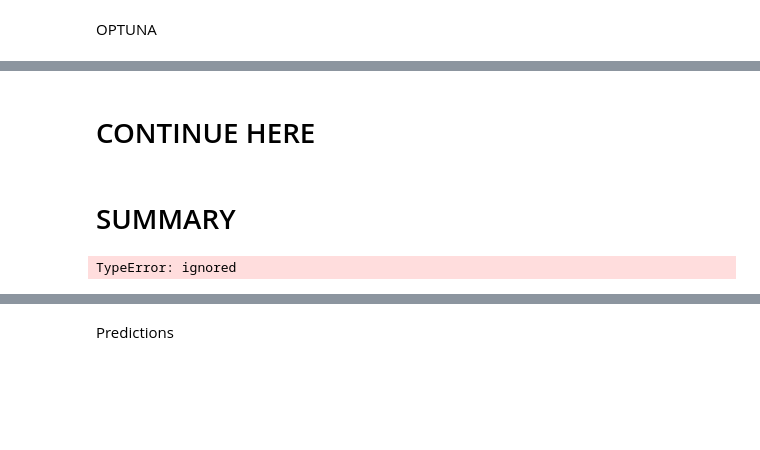
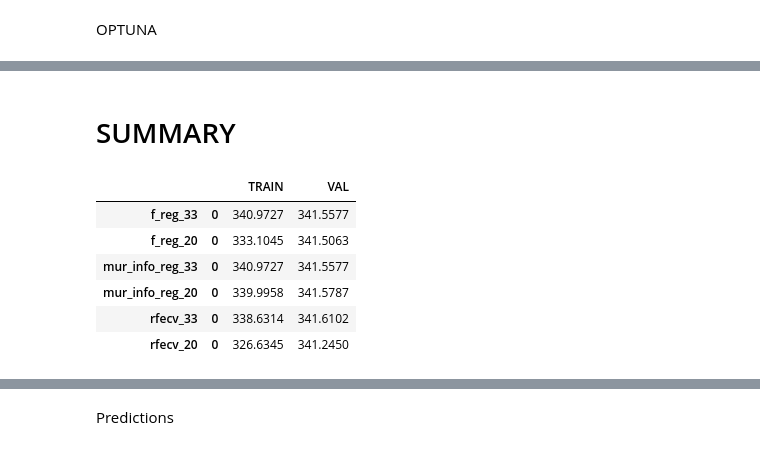
Before and after one commit to mrMichalR/blueberry_yield, a Jupyter notebook: blueberry_yield_prediction.ipynb, the cells around one changed output, grey strips where cells are left out. Cells and saved outputs as stored; diff of their text form; code cells hidden in the pictures; blank space fills up the shorter version.

```diff
--- a/blueberry_yield_prediction.ipynb
+++ b/blueberry_yield_prediction.ipynb
@@ -1288,12 +1311,21 @@ result_rfecv_split20
 |  | TRAIN | VAL |
 | 0 | 326.6345 | 341.245 |
-# %% [markdown]
-# CONTINUE HERE
 # %% [markdown]
 # SUMMARY
 # %%
-#Summary for LGBMRegressor
-result_LGBM = pd.concat([mae, mae2, result_f_reg_split33, result_f_reg_split20, mae_mir, mae_mir2, result_mir_split33, result_mir_split20, result_rfecv_split33, result_rfecv_split20], keys=['f_reg', 'mur_info_reg', 'rfecv'])
+result_LGBM = pd.concat([
+    result_f_reg_split33,
+    result_f_reg_split20,
+    result_mir_split33,
+    result_mir_split20,
+    result_rfecv_split33,
+    result_rfecv_split20], keys=['f_reg_33', 'f_reg_20', 'mur_info_reg_33', 'mur_info_reg_20', 'rfecv_33', 'rfecv_20'])
 result_LGBM
 # %% [output]
-TypeError: ignored
+|  |  | TRAIN | VAL |
+| f_reg_33 | 0 | 340.9727 | 341.5577 |
+| f_reg_20 | 0 | 333.1045 | 341.5063 |
+| mur_info_reg_33 | 0 | 340.9727 | 341.5577 |
+| mur_info_reg_20 | 0 | 339.9958 | 341.5787 |
+| rfecv_33 | 0 | 338.6314 | 341.6102 |
+| rfecv_20 | 0 | 326.6345 | 341.2450 |
```
Also changed, not shown: parts of 31 cells of this notebook.
